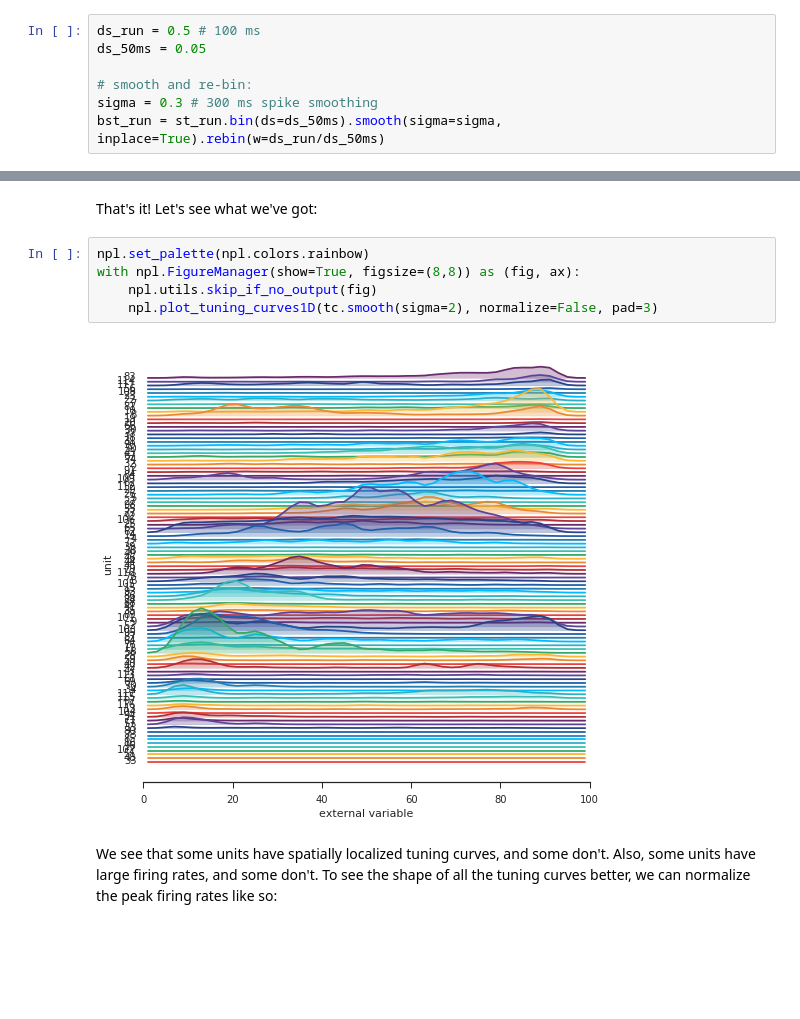
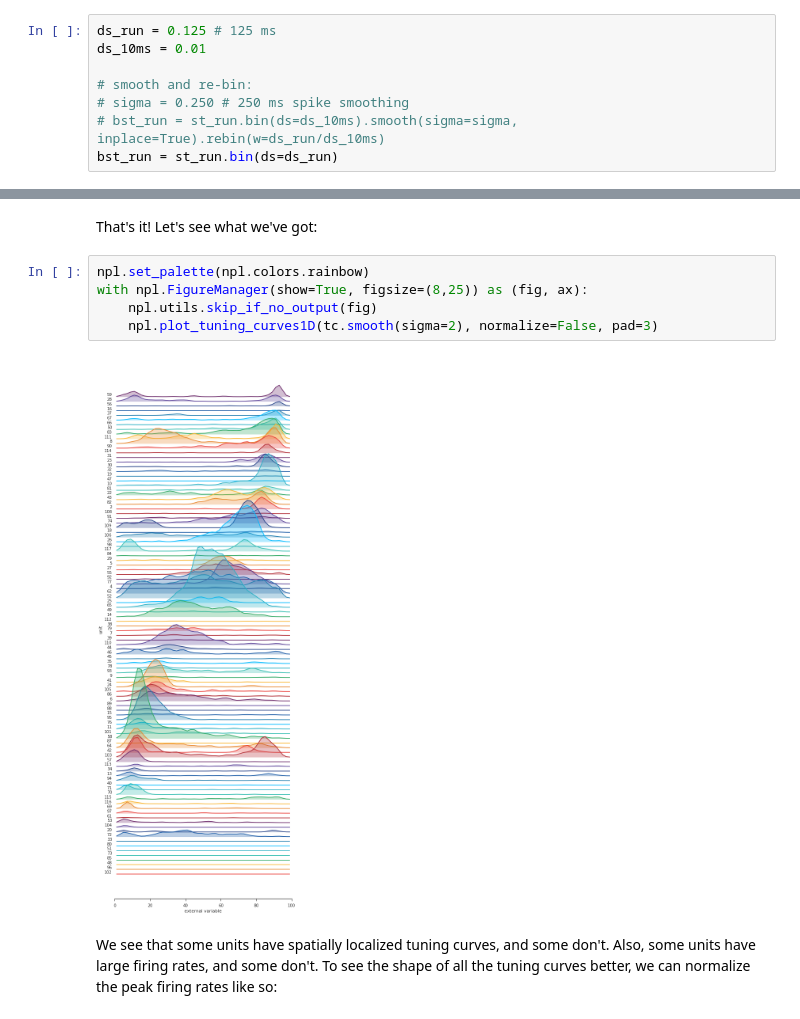
Before and after one commit to kemerelab/HippocampalAnalysisWithNelpyTutorial, a Jupyter notebook: Hippocampal Spike Train Analysis Tutorial.ipynb, the cells around one changed output, grey strips where cells are left out. Cells and saved outputs as stored; diff of their text form; blank space fills up the shorter version.

```diff
--- a/Hippocampal Spike Train Analysis Tutorial.ipynb
+++ b/Hippocampal Spike Train Analysis Tutorial.ipynb
@@ -353,12 +353,13 @@ We *bin* our spikes into 50 ms bins, so that we can count the number of spikes i
 
 We also apply a little bit of spike time smoothing.
 # %%
-ds_run = 0.5 # 100 ms
-ds_50ms = 0.05
+ds_run = 0.125 # 125 ms
+ds_10ms = 0.01
 
 # smooth and re-bin:
-sigma = 0.3 # 300 ms spike smoothing
-bst_run = st_run.bin(ds=ds_50ms).smooth(sigma=sigma, inplace=True).rebin(w=ds_run/ds_50ms)
+# sigma = 0.250 # 250 ms spike smoothing
+# bst_run = st_run.bin(ds=ds_10ms).smooth(sigma=sigma, inplace=True).rebin(w=ds_run/ds_10ms)
+bst_run = st_run.bin(ds=ds_run)
 # %% [markdown]
 We now estimate the tuning curves using the binned spikes during run (`bst_run`), and we partition our linear track into `n_extern=50` equal-sized spatial bins, and we specify that the linearized position ranges from `extmin=0` to `extmax=100`. We also smooth the estimated tuning curves with a 0.2 cm smoothing kernel (this should be imperceptable, and a larger value for sigma should really be used, but we can always apply the smoothing later, so it's not a real problem).
 # %%
@@ -372,11 +373,11 @@ tc = tc.reorder_units()
 That's it! Let's see what we've got:
 # %%
 npl.set_palette(npl.colors.rainbow)
-with npl.FigureManager(show=True, figsize=(8,8)) as (fig, ax):
+with npl.FigureManager(show=True, figsize=(8,25)) as (fig, ax):
     npl.utils.skip_if_no_output(fig)
     npl.plot_tuning_curves1D(tc.smooth(sigma=2), normalize=False, pad=3)
 # %% [output]
-[figure, old version]
+[figure, new version]
 # %% [markdown]
 We see that some units have spatially localized tuning curves, and some don't. Also, some units have large firing rates, and some don't. To see the shape of all the tuning curves better, we can normalize the peak firing rates like so:
 # %%
```
Also changed, not shown: parts of 13 cells of this notebook.
